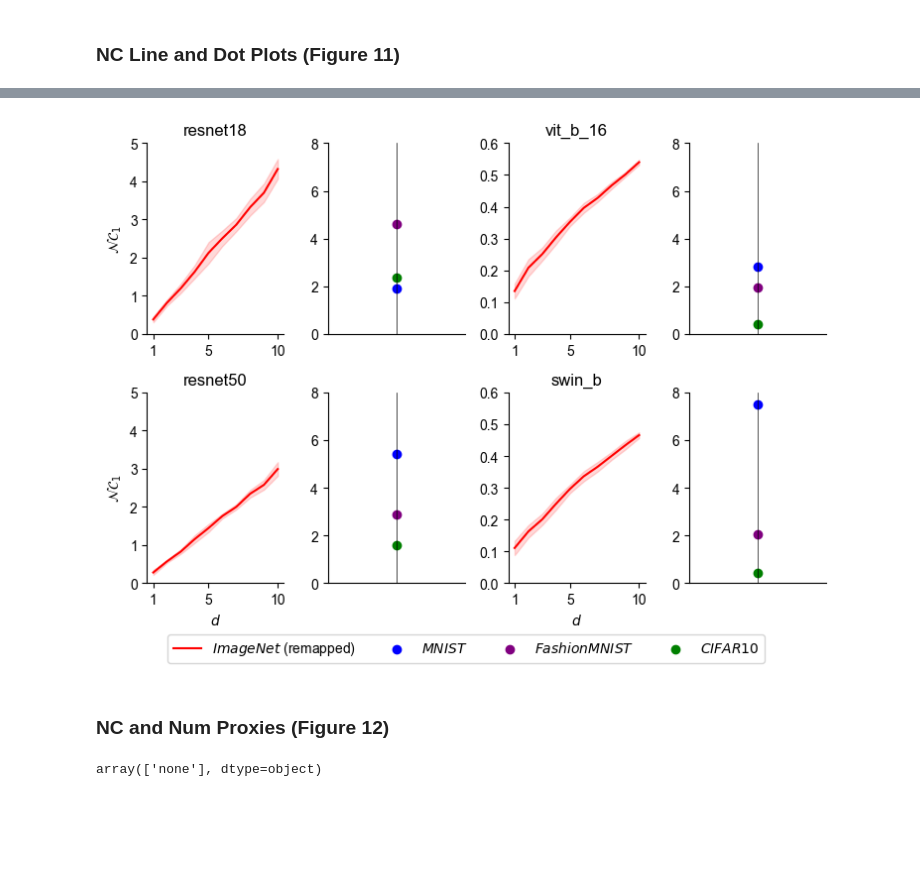
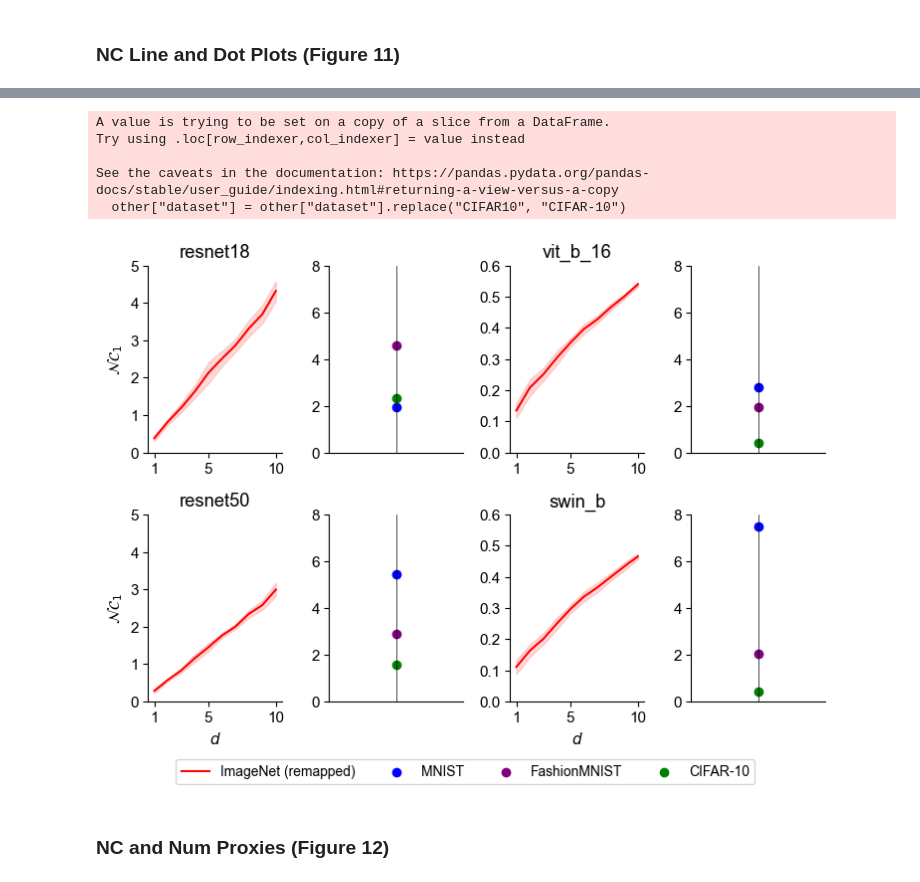
Before and after one commit to DATEXIS/IMPRINT, a Jupyter notebook: analysis/analysis.ipynb, the cells around one changed output, grey strips where cells are left out. Cells and saved outputs as stored; diff of their text form; code cells hidden in the pictures; blank space fills up the shorter version.

Commit message:
reprod all figues

```diff
--- a/analysis/analysis.ipynb
+++ b/analysis/analysis.ipynb
@@ -261,10 +255,12 @@ Data saved to 'preprocessed_results_all_runs_reprod_jsons_2025-05-06_10-09-29-20
 df_loaded = pd.read_csv(
     os.path.join(
         "combined_preprocessed_results",
-        "preprocessed_results_all_runs_reprod_jsons_2025-05-06_10-09-29-2025-05-07_03-25-18.csv",
+        "preprocessed_results_all_runs_reprod_jsons_2025-05-06_10-09-29-2025-05-20_13-05-37.csv",
     )
 )
 # "created_at" as datetime
 df_loaded["created_at"] = pd.to_datetime(
     df_loaded["created_at"], format="%Y-%m-%d %H:%M:%S"
 )
+# Replace CIFAR10 by CIFAR-10
+df_loaded["dataset_name"] = df_loaded["dataset_name"].replace({"CIFAR10": "CIFAR-10"})
@@ -1239,7 +1231,6 @@ nc1_results
 import os
 import numpy as np
 import pandas as pd
-import scipy.stats
 import matplotlib.pyplot as plt
 
 # load data
@@ -1254,6 +1245,7 @@ backbone = ["resnet18", "vit_b_16", "resnet50", "swin_b"]
 aspect_ratio = 3 / 4
 fig_height = text_width_inches * aspect_ratio
 
+plt.rcParams.update({"font.size": 11})  # Adjust size as needed
 fig, ax = plt.subplots(
     2,
     4,
@@ -1261,6 +1253,9 @@ fig, ax = plt.subplots(
 )
 count_lm = -1
 count_d = -1
+
+# Rename CIFAR10 to CIFAR-10
+other["dataset"] = other["dataset"].replace("CIFAR10", "CIFAR-10")
 
 for i in range(2):
     for j in range(4):
@@ -1283,7 +1278,7 @@ for i in range(2):
                 ci_upper.append(m + 1.96 * (std / np.sqrt(n)))
 
             ax[i, j].plot(
-                d_vals, mean_values, "-", color="red", label=r"$ImageNet$ (remapped)"
+                d_vals, mean_values, "-", color="red", label="ImageNet (remapped)"
             )
             ax[i, j].fill_between(d_vals, ci_lower, ci_upper, color="red", alpha=0.15)
             ax[i, j].spines["right"].set_visible(False)
@@ -1307,42 +1302,43 @@ for i in range(2):
             ax[i, j].set_xticklabels(["1", "5", "10"])
 
         else:  # Other datasets
             count_d += 1
             bb = backbone[count_d]
             df_bb = results_all[results_all["backbone"] == bb]
             other_bb = other[other["backbone"] == bb]
 
             d_max = np.max(df_bb["n_classes_per_label"].dropna())
             ax[i, j].axvline(d_max, color="black", linewidth=0.5)
 
             colors = ["blue", "purple", "green"]
-            datasets = ["MNIST", "FashionMNIST", "CIFAR10"]
+            datasets = ["MNIST", "FashionMNIST", "CIFAR-10"]
             for k, ds in enumerate(datasets):
                 y = other_bb[other_bb["dataset"] == ds]["nc_1"].values
                 if y.size:
-                    ax[i, j].scatter(d_max, y[0], color=colors[k], label=rf"${ds}$")
+                    ax[i, j].scatter(d_max, y[0], color=colors[k], label=ds)
 
             ax[i, j].spines["right"].set_visible(False)
             ax[i, j].spines["top"].set_visible(False)
             ax[i, j].set_xticks([])
             ax[i, j].set_ylim(0, 8)
 
 h1, l1 = ax[0, 0].get_legend_handles_labels()  # the ImageNet line
 h2, l2 = ax[1, 1].get_legend_handles_labels()  # the MNIST/Fashion/CIFAR dots
 fig.legend(
     h1 + h2, l1 + l2, loc="lower center", ncol=4, bbox_to_anchor=(0.5, 0), fontsize=10
 )
 plt.tight_layout(rect=[0, 0.05, 1, 1])
 plt.savefig(os.path.join(graphs_save_dict, f"nc1.pdf"), bbox_inches="tight", dpi=300)
 plt.show()
 # %% [output]
+A value is trying to be set on a copy of a slice from a DataFrame.
+Try using .loc[row_indexer,col_indexer] = value instead
+
+See the caveats in the documentation: https://pandas.pydata.org/pandas-docs/stable/user_guide/indexing.html#returning-a-view-versus-a-copy
+  other["dataset"] = other["dataset"].replace("CIFAR10", "CIFAR-10")
-[figure, old version]
+[figure, new version]
 # %% [markdown]
 ### NC and Num Proxies (Figure 12)
-# %%
-df_loaded.mapping_name.unique()
-# %% [output]
-array(['none'], dtype=object)
 # %%
 graphs_save_dict = "result_graphs"
 os.makedirs(graphs_save_dict, exist_ok=True)
```
Also changed, not shown: parts of 10 cells of this notebook.
